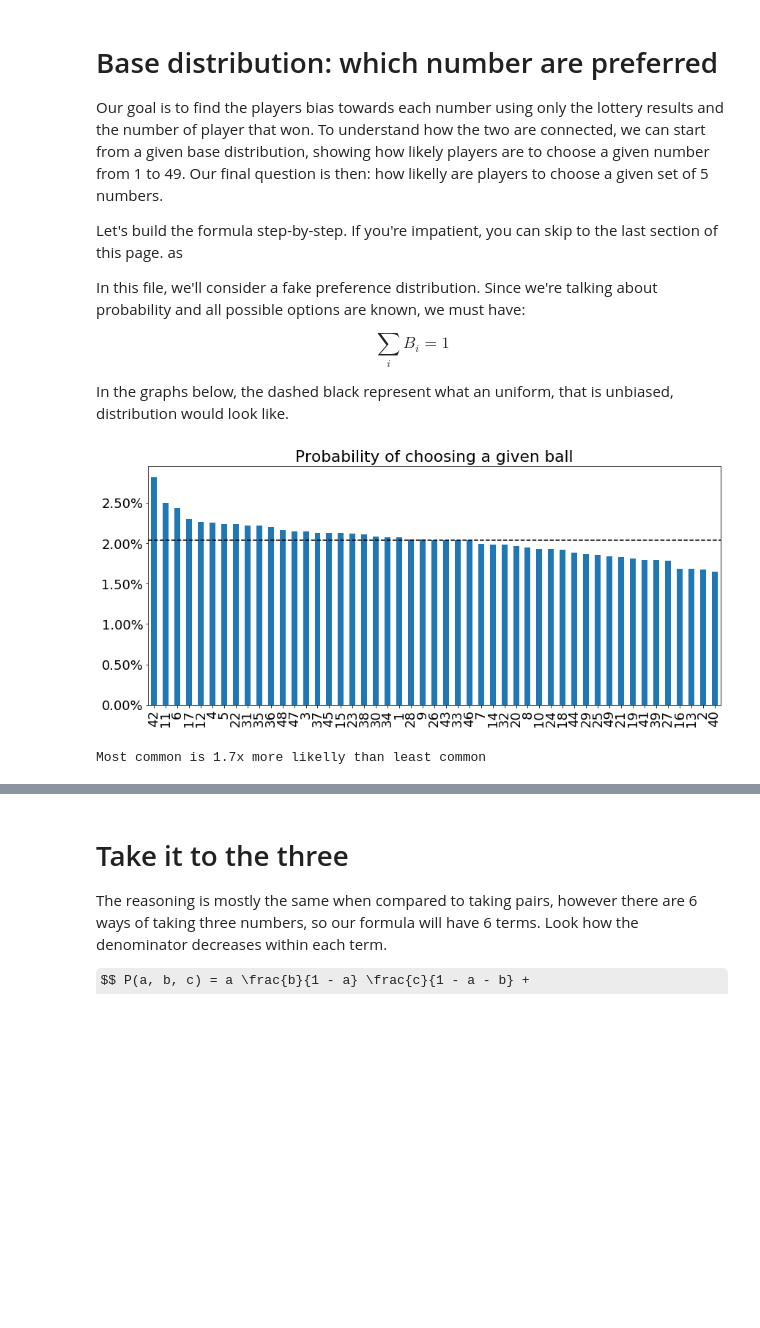
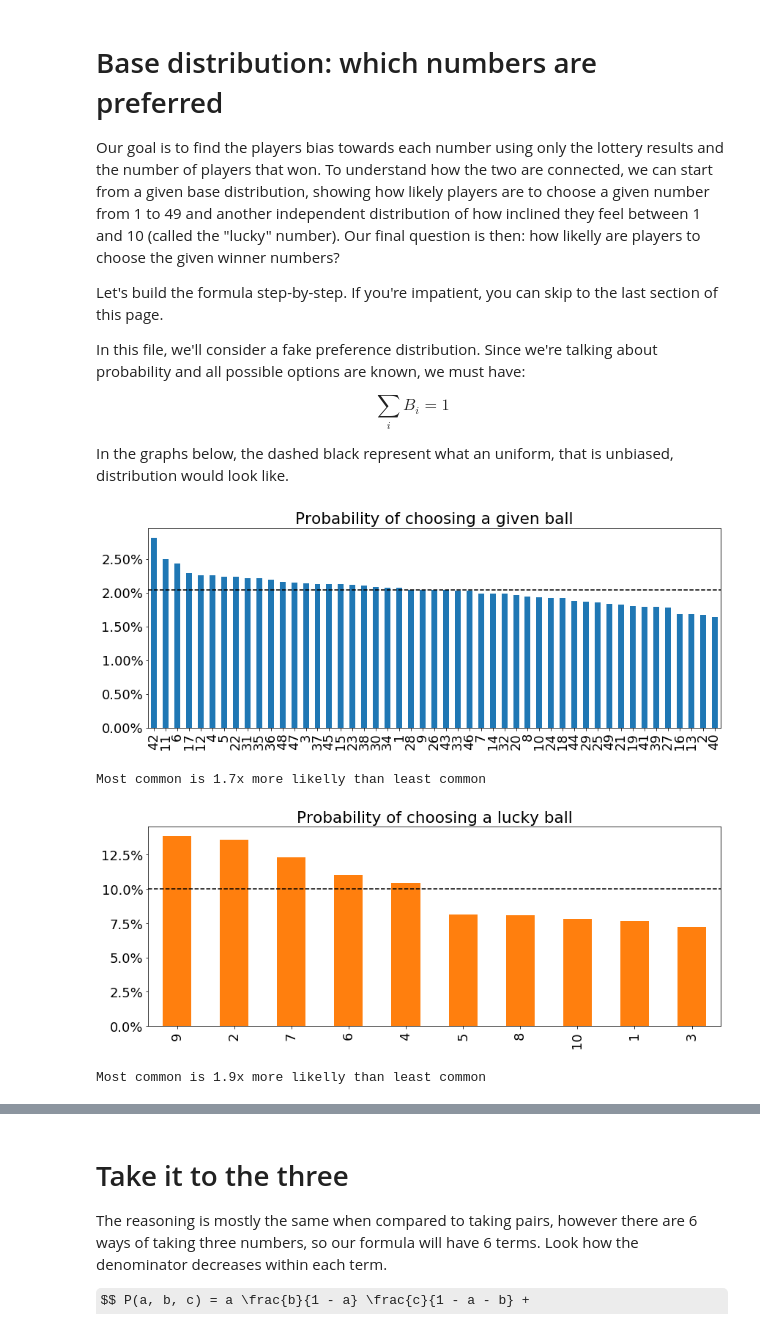
Before and after one commit to sitegui/cent-patates, a Jupyter notebook: Probability formulas.ipynb, the cells around one changed output, grey strips where cells are left out. Saved outputs shown, nothing was run; the diff lists cells and outputs as text; code cells hidden in the pictures; some formulas as TeX source; blank space fills up the shorter version.

Commit message:
Update formulas for other prizes

```diff
--- a/Probability formulas.ipynb
+++ b/Probability formulas.ipynb
@@ -14,12 +14,11 @@ import matplotlib
 %matplotlib inline
 matplotlib.rcParams.update({'font.size': 18})
 # %% [markdown]
-# Base distribution: which number are preferred
+# Base distribution: which numbers are preferred
 
-Our goal is to find the players bias towards each number using only the lottery results and the number of player that won. To understand how the two are connected, we can start from a given base distribution, showing how likely players are to choose a given number from 1 to 49. Our final question is then: how likelly are players to choose a given set of 5 numbers.
+Our goal is to find the players bias towards each number using only the lottery results and the number of players that won. To understand how the two are connected, we can start from a given base distribution, showing how likely players are to choose a given number from 1 to 49 and another independent distribution of how inclined they feel between 1 and 10 (called the "lucky" number). Our final question is then: how likelly are players to choose the given winner numbers?
 
-Let's build the formula step-by-step. If you're impatient, you can skip to the last section of this page. as
-
+Let's build the formula step-by-step. If you're impatient, you can skip to the last section of this page.
 
 In this file, we'll consider a fake preference distribution. Since we're talking about probability and all possible options are known, we must have:
 
@@ -27,21 +26,30 @@ $$ \sum_{i} B_i = 1 $$
 
 In the graphs below, the dashed black represent what an uniform, that is unbiased, distribution would look like.
 # %%
-N = 49
 np.random.seed(17)
-probs = np.exp(np.random.normal(0, 0.1, N))
-probs = pd.Series(probs / np.sum(probs), index=range(1, 50))
+probs1 = np.exp(np.random.normal(0, 0.1, 49))
+probs1 = pd.Series(probs1 / np.sum(probs1), index=range(1, 50))
+probs2 = np.exp(np.random.normal(0, 0.3, 10))
+probs2 = pd.Series(probs2 / np.sum(probs2), index=range(1, 11))
 
-probs.sort_values(ascending=False).plot.bar(figsize=(14, 6), color='C0')
-plt.axhline(1 / N, color='black', linestyle='--')
+probs1.sort_values(ascending=False).plot.bar(figsize=(14, 5), color='C0', width=0.5)
+plt.axhline(1 / 49, color='black', linestyle='--')
 plt.gca().get_yaxis().set_major_formatter(PercentFormatter(1))
 plt.title('Probability of choosing a given ball')
 plt.show()
+print('Most common is {:.1f}x more likelly than least common'.format(probs1.max() / probs1.min()))
 
-print('Most common is {:.1f}x more likelly than least common'.format(probs.max() / probs.min()))
+probs2.sort_values(ascending=False).plot.bar(figsize=(14, 5), color='C1', width=0.5)
+plt.axhline(1 / 10, color='black', linestyle='--')
+plt.gca().get_yaxis().set_major_formatter(PercentFormatter(1))
+plt.title('Probability of choosing a lucky ball')
+plt.show()
+print('Most common is {:.1f}x more likelly than least common'.format(probs2.max() / probs2.min()))
 # %% [output]
-[figure, old version]
+[figure, new version]
 Most common is 1.7x more likelly than least common
+[figure, added]
+Most common is 1.9x more likelly than least common
 # %% [markdown]
 ## Taking pairs
 
```
Also changed, not shown: parts of 11 cells of this notebook.
